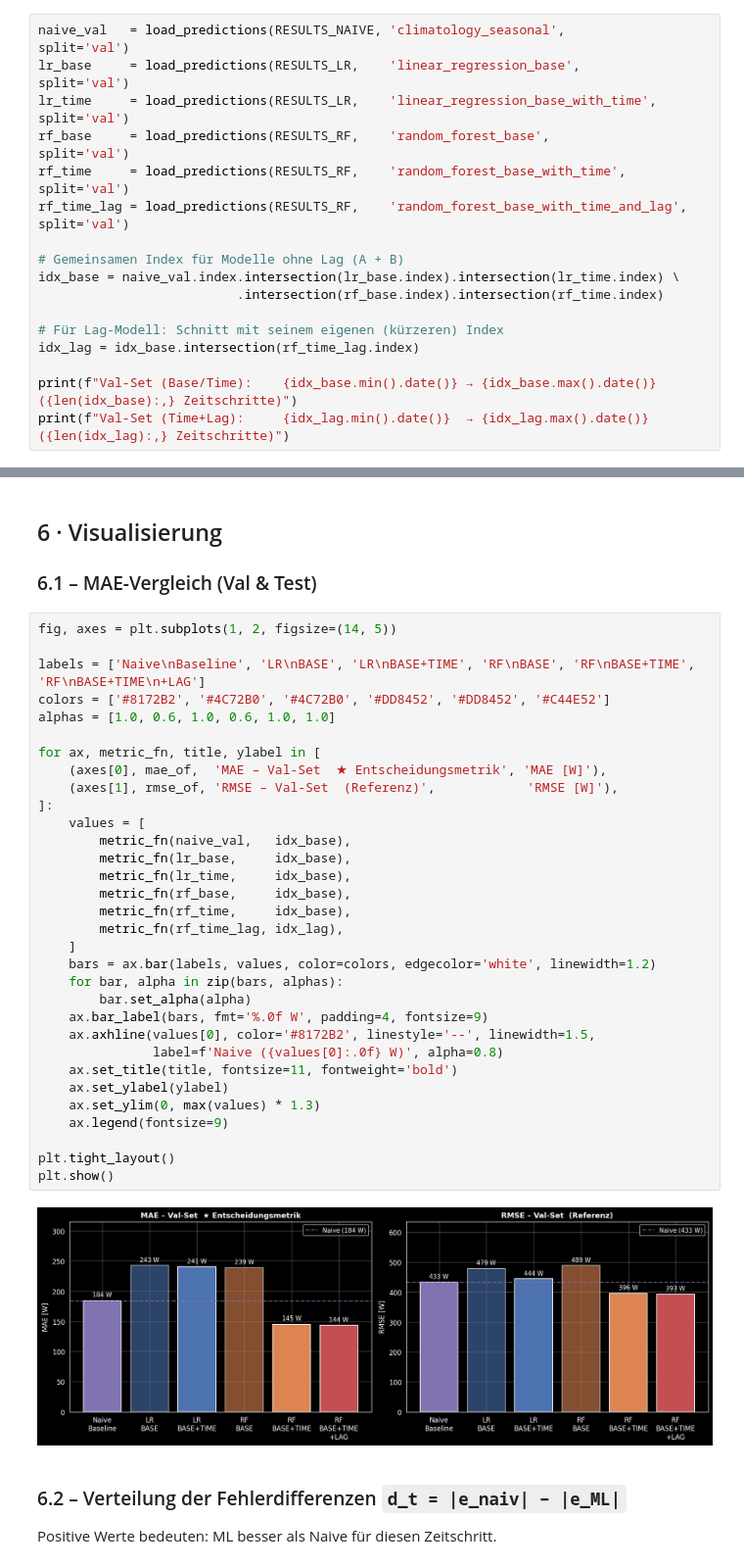
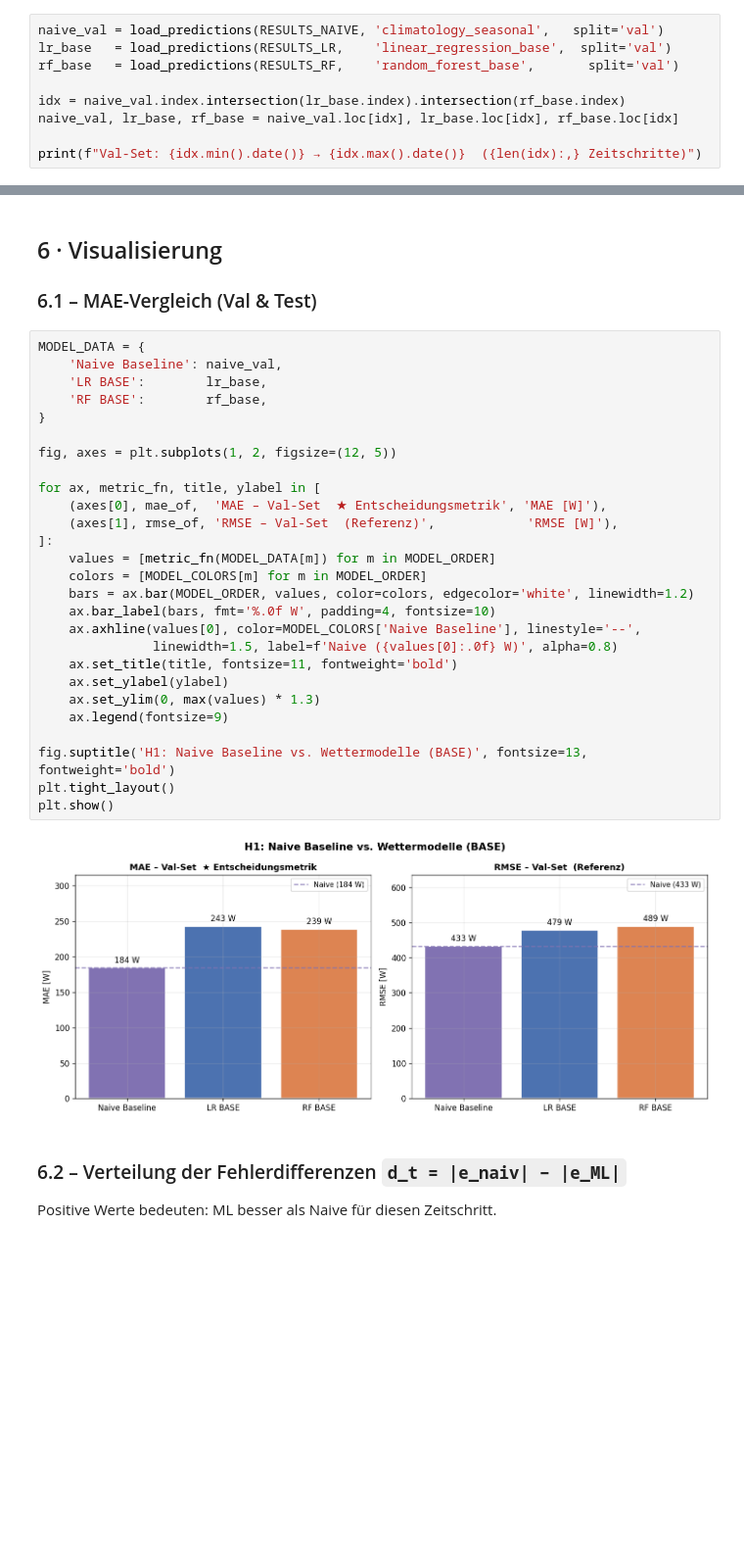
Before and after one commit to Anni075/KI-Project, a Jupyter notebook: notebooks/hypothesen/H01_naive_vs_weather.ipynb, the cells around one changed output, grey strips where cells are left out. Shown at 98% size. Drawn from its saved outputs; the diff is of its cells as text; blank space fills up the shorter version.

```diff
--- a/notebooks/hypothesen/H01_naive_vs_weather.ipynb
+++ b/notebooks/hypothesen/H01_naive_vs_weather.ipynb
@@ -51,20 +53,12 @@ plt.rcParams.update({'figure.dpi': 120, 'axes.grid': True, 'grid.alpha': 0.3})
 # %% [markdown]
 ## 1 · Vorhersagen laden
 # %%
-naive_val   = load_predictions(RESULTS_NAIVE, 'climatology_seasonal',                 split='val')
-lr_base     = load_predictions(RESULTS_LR,    'linear_regression_base',               split='val')
-lr_time     = load_predictions(RESULTS_LR,    'linear_regression_base_with_time',     split='val')
-rf_base     = load_predictions(RESULTS_RF,    'random_forest_base',                   split='val')
-rf_time     = load_predictions(RESULTS_RF,    'random_forest_base_with_time',         split='val')
-rf_time_lag = load_predictions(RESULTS_RF,    'random_forest_base_with_time_and_lag', split='val')
+naive_val = load_predictions(RESULTS_NAIVE, 'climatology_seasonal',   split='val')
+lr_base   = load_predictions(RESULTS_LR,    'linear_regression_base',  split='val')
+rf_base   = load_predictions(RESULTS_RF,    'random_forest_base',       split='val')
 
-# Gemeinsamen Index für Modelle ohne Lag (A + B)
-idx_base = naive_val.index.intersection(lr_base.index).intersection(lr_time.index) \
-                          .intersection(rf_base.index).intersection(rf_time.index)
+idx = naive_val.index.intersection(lr_base.index).intersection(rf_base.index)
+naive_val, lr_base, rf_base = naive_val.loc[idx], lr_base.loc[idx], rf_base.loc[idx]
 
-# Für Lag-Modell: Schnitt mit seinem eigenen (kürzeren) Index
-idx_lag = idx_base.intersection(rf_time_lag.index)
-
-print(f"Val-Set (Base/Time):    {idx_base.min().date()} → {idx_base.max().date()}  ({len(idx_base):,} Zeitschritte)")
-print(f"Val-Set (Time+Lag):     {idx_lag.min().date()}  → {idx_lag.max().date()}   ({len(idx_lag):,} Zeitschritte)")
+print(f"Val-Set: {idx.min().date()} → {idx.max().date()}  ({len(idx):,} Zeitschritte)")
 # %% [output]
@@ -220,39 +196,34 @@ print(f"\n{'='*65}")
 
 ### 6.1 – MAE-Vergleich (Val & Test)
 # %%
-fig, axes = plt.subplots(1, 2, figsize=(14, 5))
+MODEL_DATA = {
+    'Naive Baseline': naive_val,
+    'LR BASE':        lr_base,
+    'RF BASE':        rf_base,
+}
 
-labels = ['Naive\nBaseline', 'LR\nBASE', 'LR\nBASE+TIME', 'RF\nBASE', 'RF\nBASE+TIME', 'RF\nBASE+TIME\n+LAG']
-colors = ['#8172B2', '#4C72B0', '#4C72B0', '#DD8452', '#DD8452', '#C44E52']
-alphas = [1.0, 0.6, 1.0, 0.6, 1.0, 1.0]
+fig, axes = plt.subplots(1, 2, figsize=(12, 5))
 
 for ax, metric_fn, title, ylabel in [
     (axes[0], mae_of,  'MAE – Val-Set  ★ Entscheidungsmetrik', 'MAE [W]'),
     (axes[1], rmse_of, 'RMSE – Val-Set  (Referenz)',            'RMSE [W]'),
 ]:
-    values = [
-        metric_fn(naive_val,   idx_base),
-        metric_fn(lr_base,     idx_base),
-        metric_fn(lr_time,     idx_base),
-        metric_fn(rf_base,     idx_base),
-        metric_fn(rf_time,     idx_base),
-        metric_fn(rf_time_lag, idx_lag),
-    ]
-    bars = ax.bar(labels, values, color=colors, edgecolor='white', linewidth=1.2)
-    for bar, alpha in zip(bars, alphas):
-        bar.set_alpha(alpha)
-    ax.bar_label(bars, fmt='%.0f W', padding=4, fontsize=9)
-    ax.axhline(values[0], color='#8172B2', linestyle='--', linewidth=1.5,
-               label=f'Naive ({values[0]:.0f} W)', alpha=0.8)
+    values = [metric_fn(MODEL_DATA[m]) for m in MODEL_ORDER]
+    colors = [MODEL_COLORS[m] for m in MODEL_ORDER]
+    bars = ax.bar(MODEL_ORDER, values, color=colors, edgecolor='white', linewidth=1.2)
+    ax.bar_label(bars, fmt='%.0f W', padding=4, fontsize=10)
+    ax.axhline(values[0], color=MODEL_COLORS['Naive Baseline'], linestyle='--',
+               linewidth=1.5, label=f'Naive ({values[0]:.0f} W)', alpha=0.8)
     ax.set_title(title, fontsize=11, fontweight='bold')
     ax.set_ylabel(ylabel)
     ax.set_ylim(0, max(values) * 1.3)
     ax.legend(fontsize=9)
 
+fig.suptitle('H1: Naive Baseline vs. Wettermodelle (BASE)', fontsize=13, fontweight='bold')
 plt.tight_layout()
 plt.show()
 # %% [output]
-[figure, old version]
+[figure, new version]
 # %% [markdown]
 ### 6.2 – Verteilung der Fehlerdifferenzen `d_t = |e_naiv| − |e_ML|`
 
```
Also changed, not shown: parts of 12 cells of this notebook.
